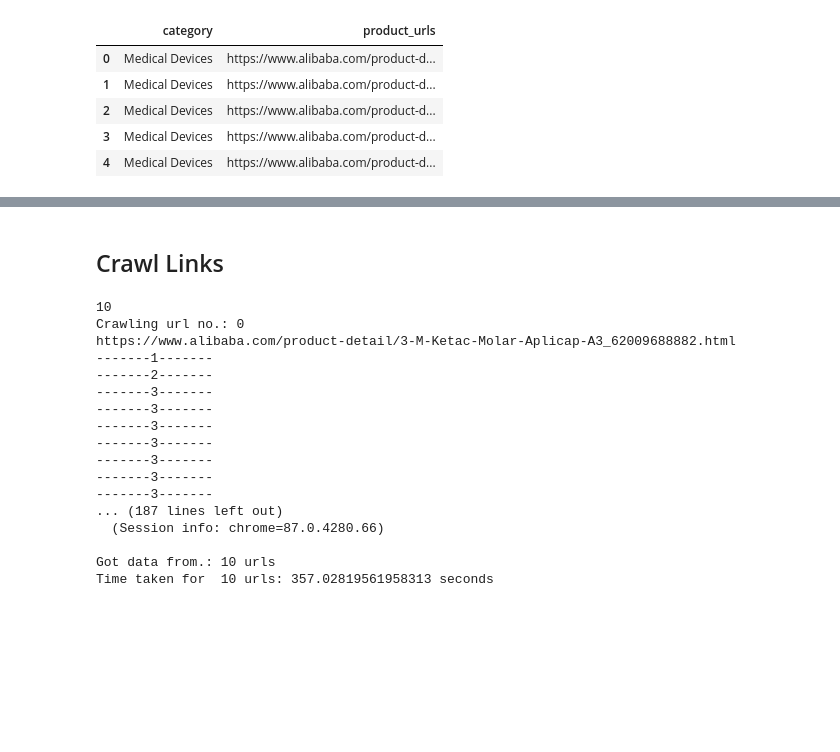
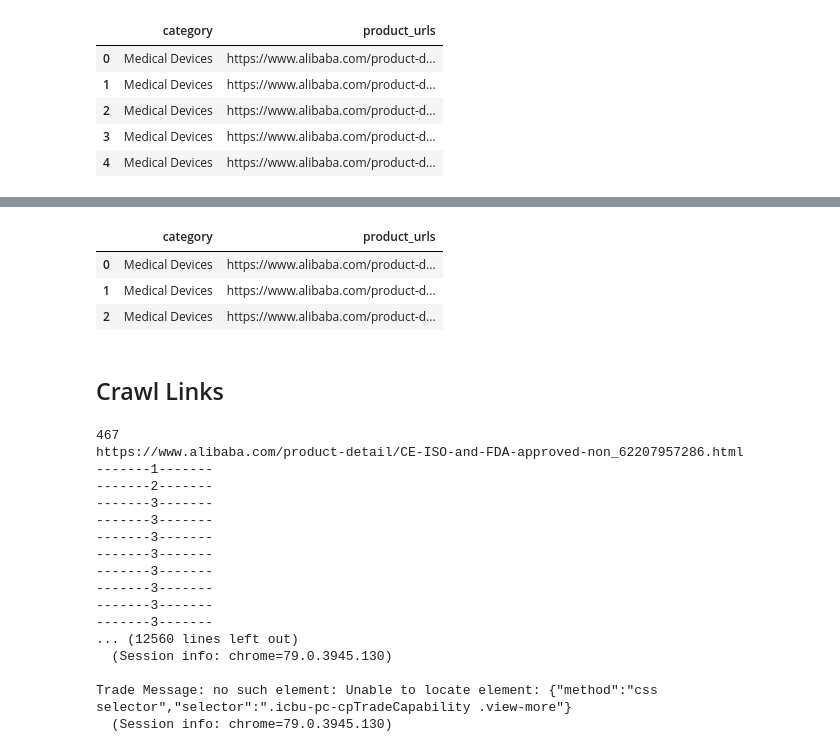
Before and after one commit to AtulJoshi1/Healthcare-Products-Crawler-Experiment, a Jupyter notebook: alibaba_crawler_final.ipynb, the cells around one changed output, grey strips where cells are left out. Cells and saved outputs as stored; diff of their text form; code cells hidden in the pictures; blank space fills up the shorter version.

```diff
--- a/alibaba_crawler_final.ipynb
+++ b/alibaba_crawler_final.ipynb
@@ -400,27 +403,33 @@ def store_multiple_json_files(df,n=len(df)):
     return output_df,full_json
+# %%
+df[:3]
+# %% [output]
+|  | category | product_urls |
+| 0 | Medical Devices | https://www.alibaba.com/product-d... |
+| 1 | Medical Devices | https://www.alibaba.com/product-d... |
+| 2 | Medical Devices | https://www.alibaba.com/product-d... |
 # %% [markdown]
 ## Crawl Links
-# %%
-begin = time.time()
-output_df,full_json = store_multiple_json_files(df,10)
-# %% [output]
-10
-Crawling url no.: 0
-https://www.alibaba.com/product-detail/3-M-Ketac-Molar-Aplicap-A3_62009688882.html
--------1-------
--------2-------
--------3-------
--------3-------
--------3-------
--------3-------
--------3-------
--------3-------
--------3-------
-... (187 lines left out)
-  (Session info: chrome=87.0.4280.66)
-
-Got data from.: 10 urls
-Time taken for  10 urls: 357.02819561958313 seconds
+# %%
+output_df,full_json = store_multiple_json_files(df,len(df))
+# %% [output]
+467
+https://www.alibaba.com/product-detail/CE-ISO-and-FDA-approved-non_62207957286.html
+-------1-------
+-------2-------
+-------3-------
+-------3-------
+-------3-------
+-------3-------
+-------3-------
+-------3-------
+-------3-------
+-------3-------
+... (12560 lines left out)
+  (Session info: chrome=79.0.3945.130)
+
+Trade Message: no such element: Unable to locate element: {"method":"css selector","selector":".icbu-pc-cpTradeCapability .view-more"}
+  (Session info: chrome=79.0.3945.130)
 # %%
 full_json
 # %% [output]
```
Also changed, not shown: parts of 22 cells of this notebook.
